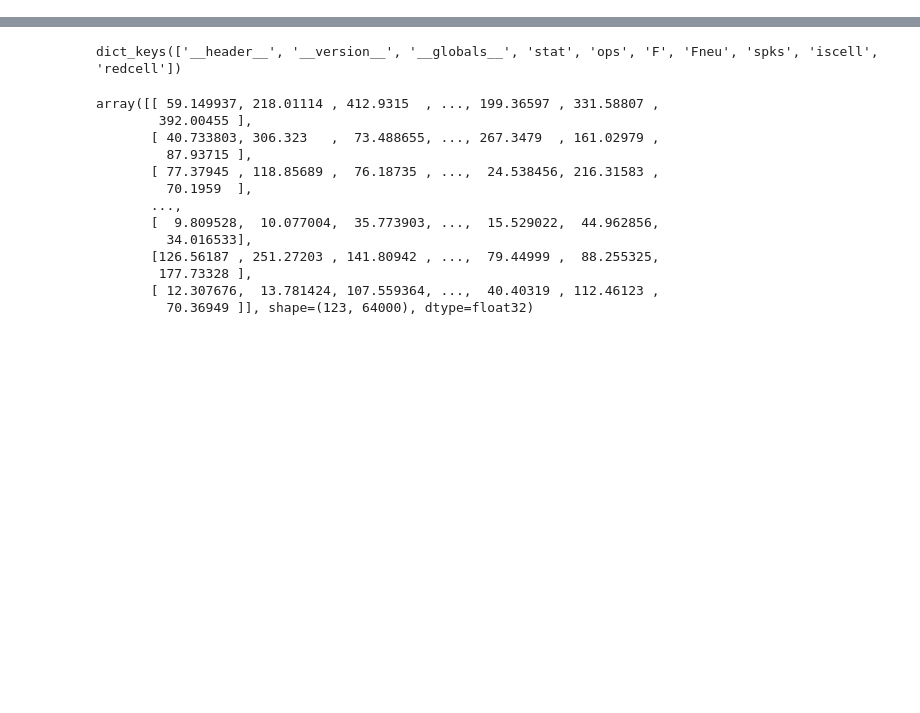
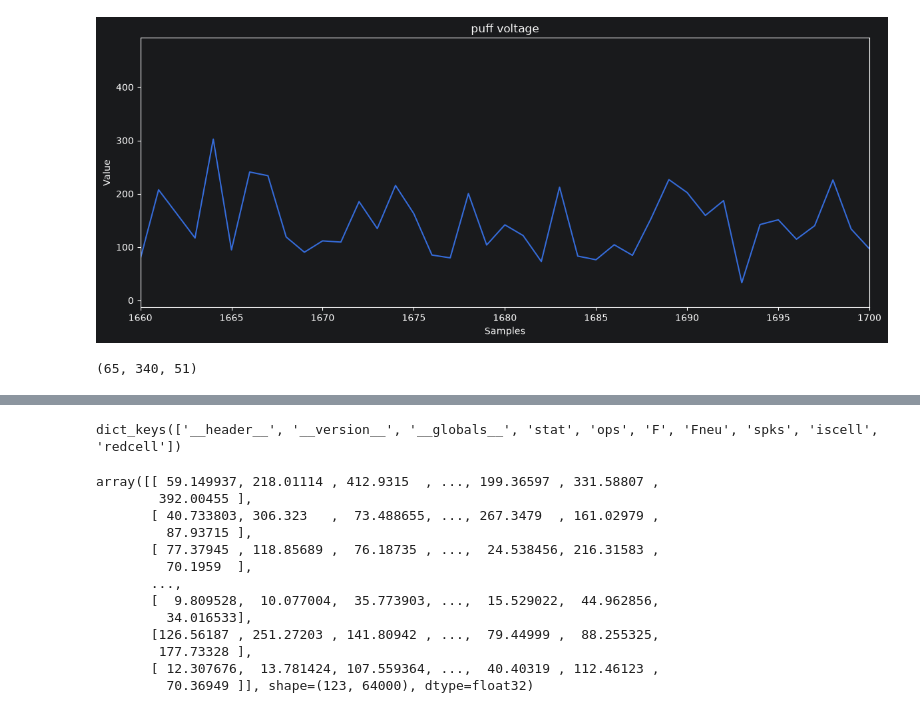
Before and after one commit to Yuchang09/DataAlign, a Jupyter notebook: scrach_space.ipynb, the cells around one changed output, grey strips where cells are left out. Drawn from its saved outputs; the diff is of its cells as text; code cells hidden in the pictures; blank space fills up the shorter version.

```diff
--- a/scrach_space.ipynb
+++ b/scrach_space.ipynb
@@ -7,0 +37,11 @@ from utils.plot_utils import PlotUtils
+# %%
+PlotUtils.draw_line_plot(
+    F[10],
+    x_label="Samples",
+    y_label="Value",
+    title="puff voltage",
+    x_start=1660,
+    x_stop=1700
+)
+# %% [output]
+[figure, added]
@@ -7,0 +50,4 @@ from utils.plot_utils import PlotUtils
+# %%
+dff["dff"].shape
+# %% [output]
+(65, 340, 51)
```
Also changed, not shown: parts of 18 cells of this notebook, 6 other files.
